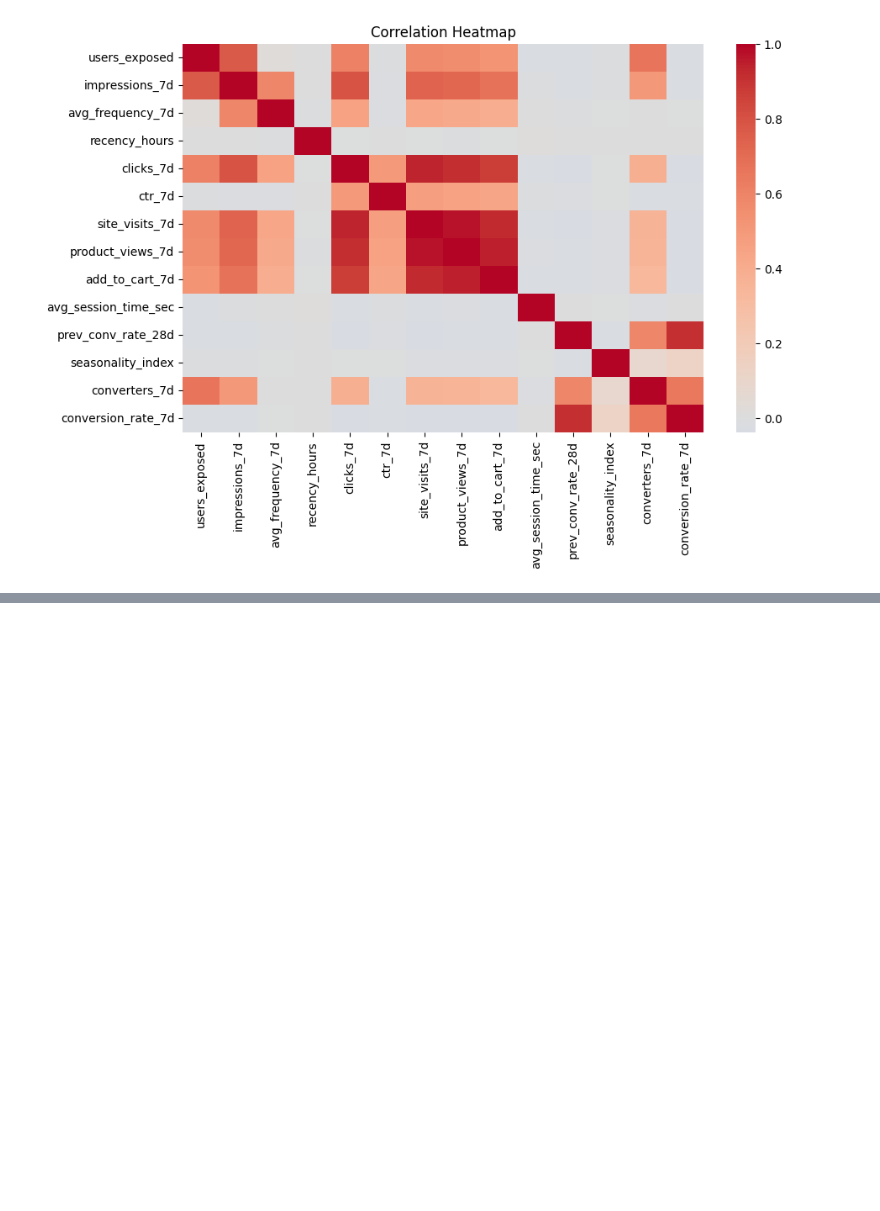
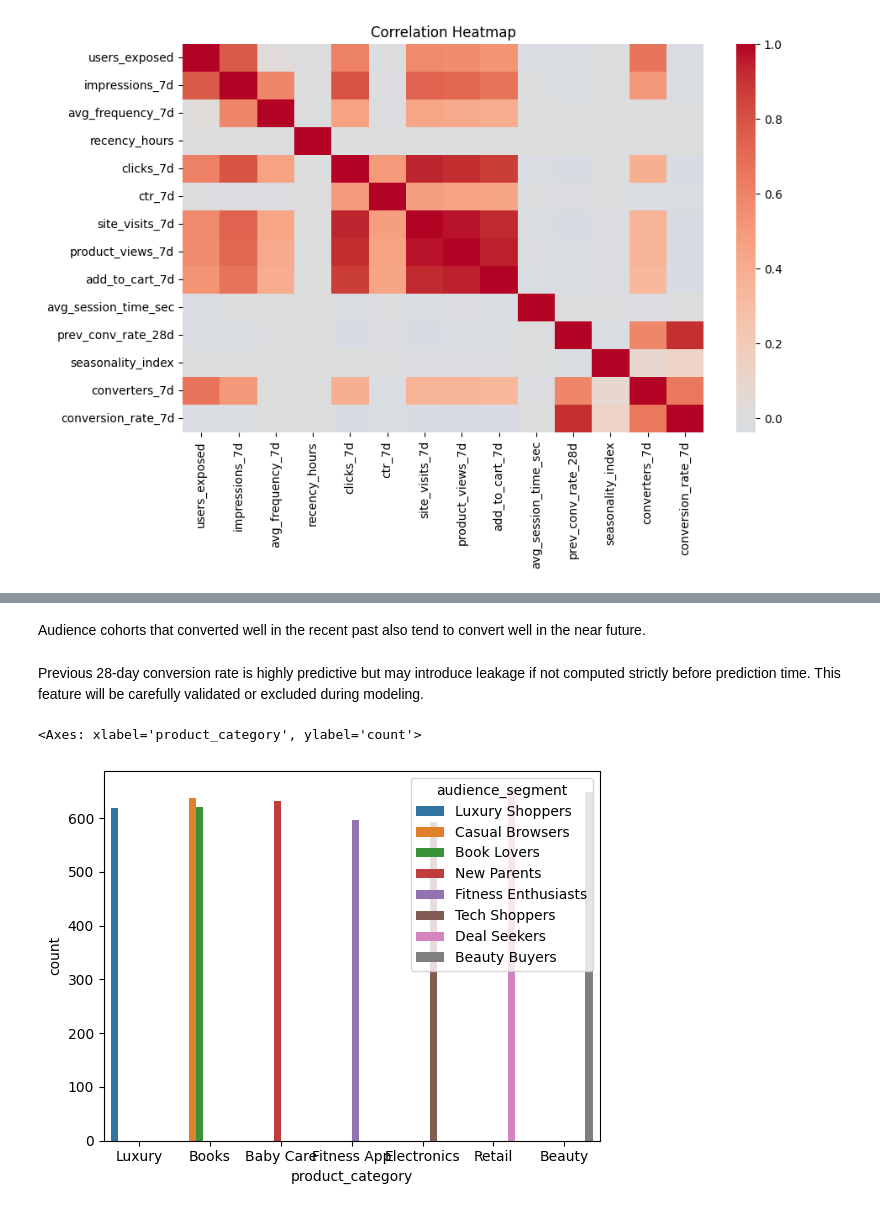
Before and after one commit to bharathkrishna711-lab/audience-conversion-propensity, a Jupyter notebook: notebooks/01_eda.ipynb, the cells around one changed output, grey strips where cells are left out. Drawn from its saved outputs; the diff is of its cells as text; code cells hidden in the pictures; blank space fills up the shorter version.

```diff
--- a/notebooks/01_eda.ipynb
+++ b/notebooks/01_eda.ipynb
@@ -239,0 +268,9 @@ plt.show()
+# %% [markdown]
+Audience cohorts that converted well in the recent past also tend to convert well in the near future.
+# %% [markdown]
+Previous 28-day conversion rate is highly predictive but may introduce leakage if not computed strictly before prediction time. This feature will be carefully validated or excluded during modeling.
+# %%
+sns.countplot(x="product_category", hue="audience_segment", data=df)
+# %% [output]
+<Axes: xlabel='product_category', ylabel='count'>
+[figure, added]
```
Also changed, not shown: parts of 8 cells of this notebook.
